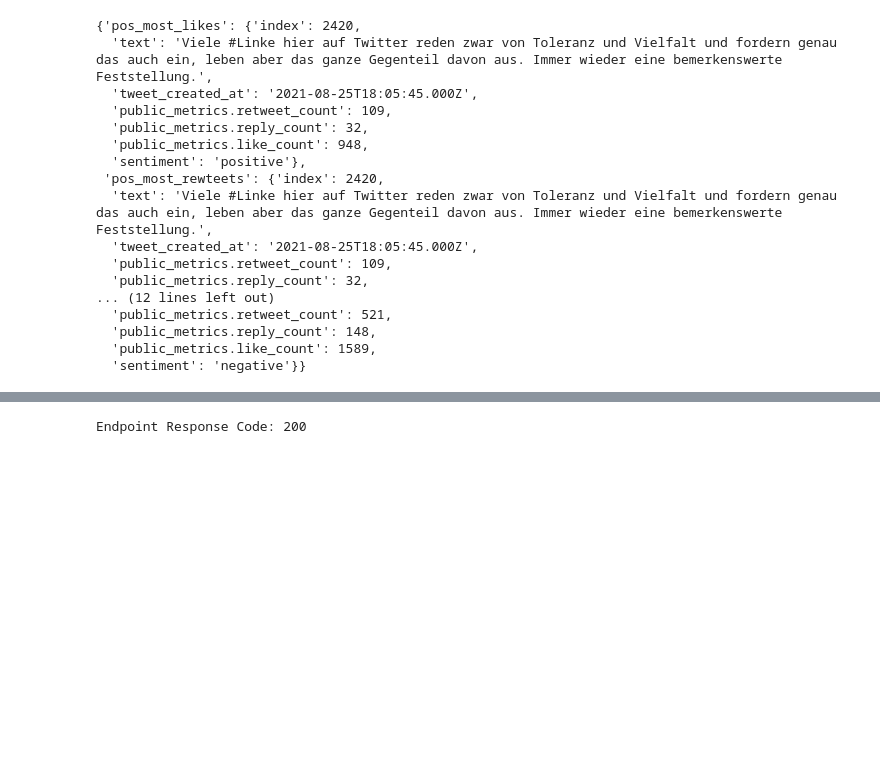
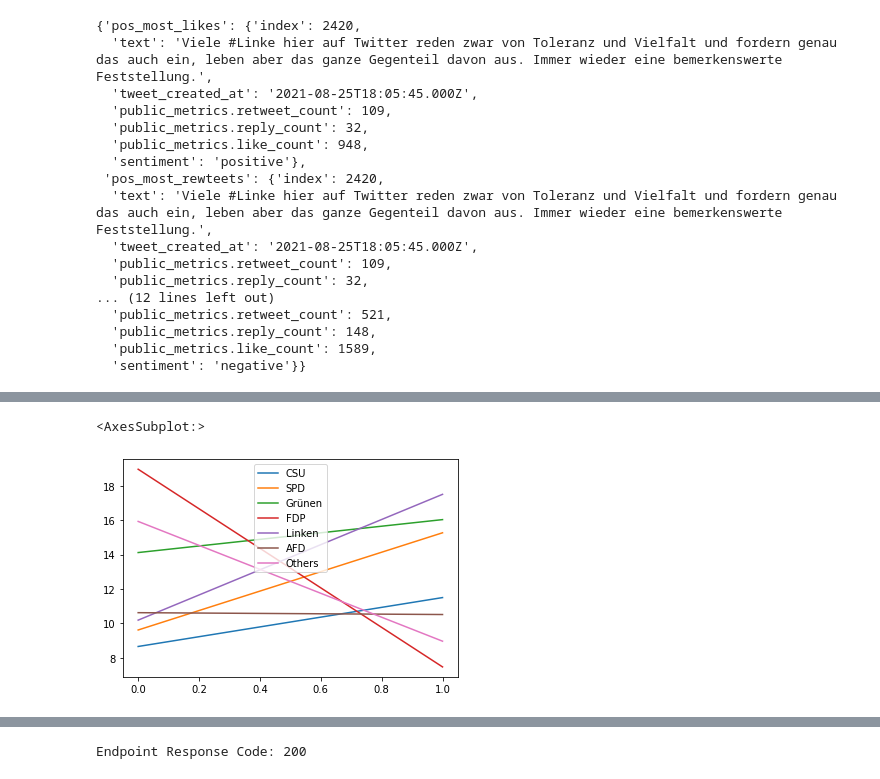
Before and after one commit to NicolasBuehringer/project_delphi, a Jupyter notebook: notebooks/04philipp/Philipp_twitter_api_function.ipynb, the cells around one changed output, grey strips where cells are left out. Drawn from its saved outputs; the diff is of its cells as text; code cells hidden in the pictures; blank space fills up the shorter version.

```diff
--- a/notebooks/04philipp/Philipp_twitter_api_function.ipynb
+++ b/notebooks/04philipp/Philipp_twitter_api_function.ipynb
@@ -113,0 +142,5 @@ neg_most_retweets
+# %%
+pd.DataFrame(np.random.uniform(5, 20, size=(2,7)), columns=["CSU", "SPD", "Grünen", "FDP", "Linken", "AFD", "Others"]).plot()
+# %% [output]
+<AxesSubplot:>
+[figure, added]
```
Also changed, not shown: parts of 19 cells of this notebook, 2 other files.
